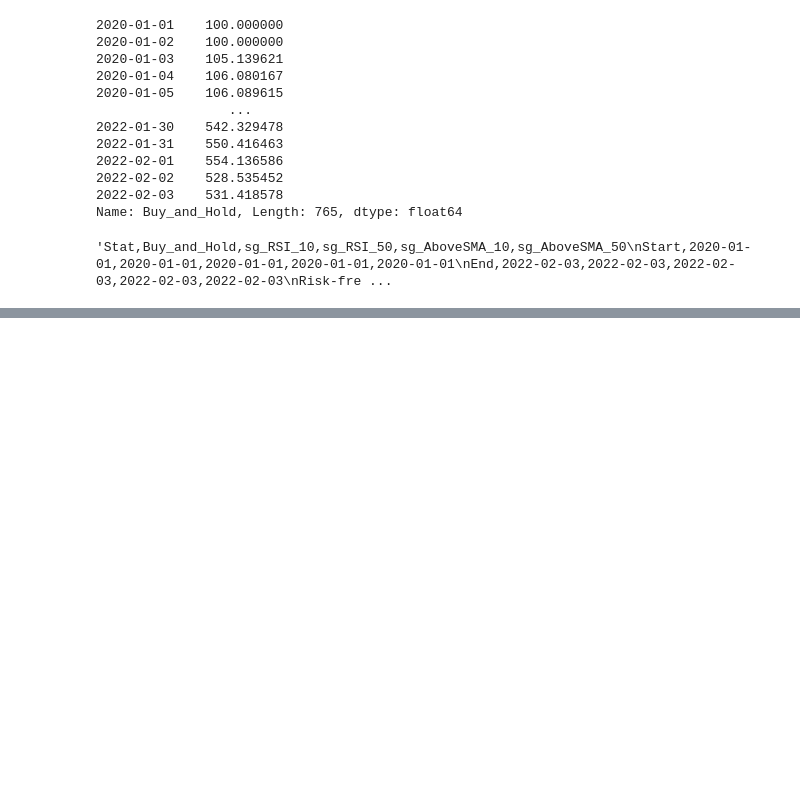
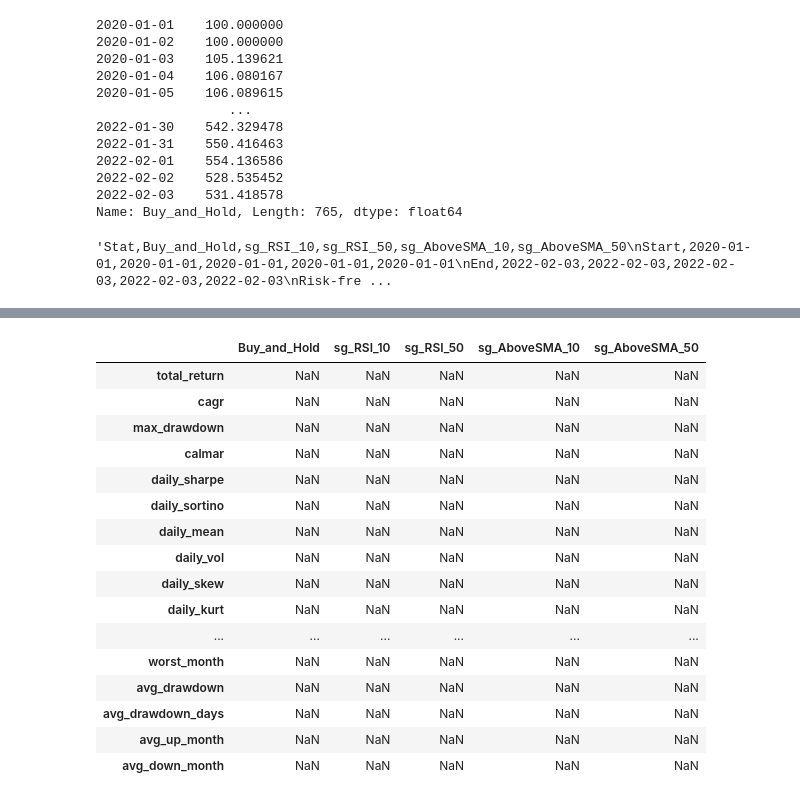
Before and after one commit to sjuanandres0/Chewbacca, a Jupyter notebook: chewie_playground.ipynb, the cells around one changed output, grey strips where cells are left out. Drawn from its saved outputs; the diff is of its cells as text; code cells hidden in the pictures; blank space fills up the shorter version.

Commit message:
stats added

```diff
--- a/chewie_playground.ipynb
+++ b/chewie_playground.ipynb
@@ -338,0 +353,8 @@ bt_results.stats
+# %%
+stats_to_display = ['total_return', 'cagr', 'max_drawdown', 'calmar',
+       'daily_sharpe', 'daily_sortino', 'daily_mean', 'daily_vol', 'daily_skew', 'daily_kurt',
+       'best_day', 'worst_day',
+       'monthly_sharpe', 'monthly_sortino', 'monthly_mean', 'monthly_vol', 'monthly_skew', 'monthly_kurt',
+       'best_month', 'worst_month',
+       'avg_drawdown', 'avg_drawdown_days', 'avg_up_month', 'avg_down_month']
+bt_results.stats.loc[stats_to_display].shape#.to_dict('records')
@@ -338,0 +377,24 @@ bt_results.stats
+# %%
+to_define_better = 'Buy_and_Hold','sg_RSI_10','sg_RSI_50','sg_AboveSMA_10','sg_AboveSMA_50'
+d_columns_stats = [{'id':x, 'name':x} for x in to_define_better]
+#df_stats = pd.DataFrame()
+#df_stats
+pd.DataFrame(columns=to_define_better, index=stats_to_display)#.to_dict('records')
+# %% [output]
+|  | Buy_and_Hold | sg_RSI_10 | sg_RSI_50 | sg_AboveSMA_10 | sg_AboveSMA_50 |
+| total_return | NaN | NaN | NaN | NaN | NaN |
+| cagr | NaN | NaN | NaN | NaN | NaN |
+| max_drawdown | NaN | NaN | NaN | NaN | NaN |
+| calmar | NaN | NaN | NaN | NaN | NaN |
+| daily_sharpe | NaN | NaN | NaN | NaN | NaN |
+| daily_sortino | NaN | NaN | NaN | NaN | NaN |
+| daily_mean | NaN | NaN | NaN | NaN | NaN |
+| daily_vol | NaN | NaN | NaN | NaN | NaN |
+| daily_skew | NaN | NaN | NaN | NaN | NaN |
+| daily_kurt | NaN | NaN | NaN | NaN | NaN |
+| ... | ... | ... | ... | ... | ... |
+| worst_month | NaN | NaN | NaN | NaN | NaN |
+| avg_drawdown | NaN | NaN | NaN | NaN | NaN |
+| avg_drawdown_days | NaN | NaN | NaN | NaN | NaN |
+| avg_up_month | NaN | NaN | NaN | NaN | NaN |
+| avg_down_month | NaN | NaN | NaN | NaN | NaN |
```
Also changed, not shown: parts of 12 cells of this notebook, 2 other files.
